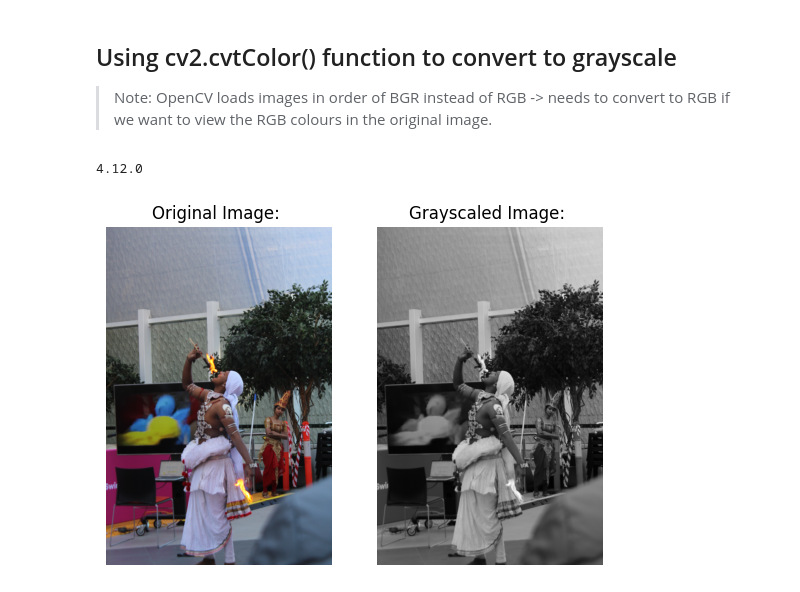
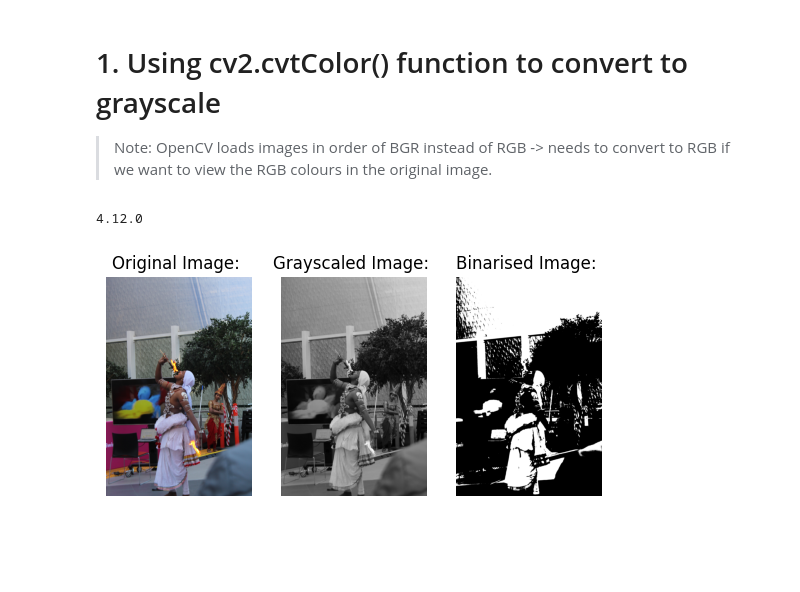
Before and after one commit to KushagraSuryawanshi/COS30018-Intelligent-Systems-Team-Project-Option-B, a Jupyter notebook: GrayScaling.ipynb, the cells around one changed output. Saved outputs shown, nothing was run; the diff lists cells and outputs as text; code cells hidden in the pictures; blank space fills up the shorter version.

Commit message:
research for gray scaling, binarisation, including documentation

```diff
--- a/GrayScaling.ipynb
+++ b/GrayScaling.ipynb
@@ -1,36 +1,45 @@
 # %% [markdown]
-## Using cv2.cvtColor() function to convert to grayscale
+# 1. Using cv2.cvtColor() function to convert to grayscale
 
 > Note: OpenCV loads images in order of BGR instead of RGB -> needs to convert to RGB if we want to view the RGB colours in the original image.
 # %%
 import cv2
 print(cv2.__version__)
 from matplotlib import pyplot as plt
 
-image = cv2.imread('gray_scale_image/IMG_3167.PNG')
+image = cv2.imread('test_images/IMG_3167.PNG')
 
 image_rgb = cv2.cvtColor(image, cv2.COLOR_BGR2RGB) # convert to RGB
 # cv2.imshow('Original Image: ', image) # shows read image
 # cv2.waitKey(0)
 
+# Convert the image to grayscale
 gray_image = cv2.cvtColor(image, cv2.COLOR_BGR2GRAY) # converts to gray scale with cvtColor()
 
 # cv2.imshow('Grayscaled Image: ', gray_image)
 # cv2.waitKey(0)
 
+# Binarisation of the image - 127 is the threshold value; > 127 outputs 255 (white), <= 127 outputs 0 (black)
+ret, binary_image = cv2.threshold(gray_image, 127, 255, cv2.THRESH_BINARY) # converts to binary image
+
 # cv2.destroyAllWindows()
 
-plt.subplot(1, 2, 1)
+plt.subplot(1, 3, 1)
 plt.title("Original Image: ")
 plt.imshow(image_rgb)
 plt.axis("off")
 
-plt.subplot(1, 2, 2)
+plt.subplot(1, 3, 2)
 plt.title("Grayscaled Image: ")
 plt.imshow(gray_image, cmap='gray')
 plt.axis("off")
 
+plt.subplot(1, 3, 3)
+plt.title("Binarised Image: ")
+plt.imshow(binary_image, cmap='gray')
+plt.axis("off")
+
 plt.show()
 # %% [output]
 4.12.0
-[figure, old version]
+[figure, new version]
```
Also changed, not shown: 38 other files.
